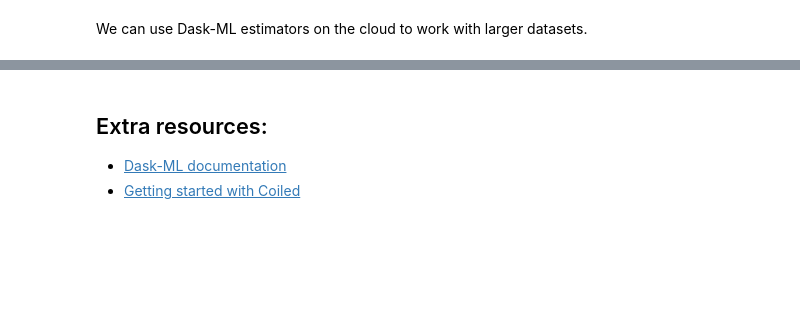
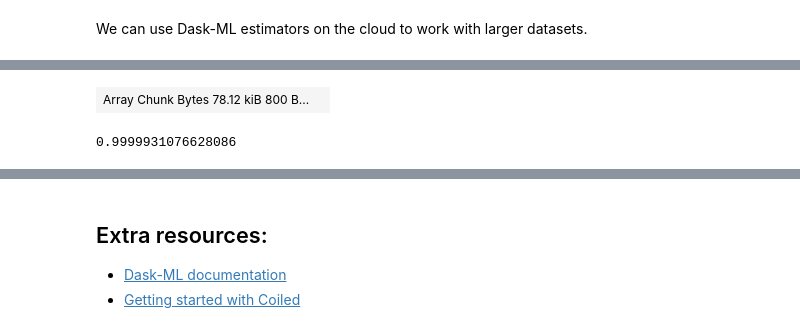
Before and after one commit to coiled/coiled-resources, a Jupyter notebook: dask-tutorial/notebooks/3_Machine_learning.ipynb, the cells around one changed output, grey strips where cells are left out. Drawn from its saved outputs; the diff is of its cells as text; code cells hidden in the pictures; blank space fills up the shorter version.

```diff
--- a/dask-tutorial/notebooks/4_Machine_learning.ipynb
+++ b/dask-tutorial/notebooks/3_Machine_learning.ipynb
@@ -408,0 +341,2 @@ array([0, 4, 0, 5, 5, 5, 6, 4, 4, 7], dtype=int32)
+# %%
+X, y = make_regression(n_samples=10_000, chunks=100)
@@ -408,0 +347,5 @@ array([0, 4, 0, 5, 5, 5, 6, 4, 4, 7], dtype=int32)
+# %%
+lr = LinearRegression()
+# %%
+%%time
+lr.fit(X, y)
@@ -409,2 +356,10 @@ array([0, 4, 0, 5, 5, 5, 6, 4, 4, 7], dtype=int32)
+# %%
+lr.predict(X)
+# %% [output]
+| Array Chunk Bytes 78.12 kiB 800 B... |  |
+# %%
+lr.score(X, y)
+# %% [output]
+0.9999931076628086
 # %%
 client.close()
```
Also changed, not shown: parts of 37 cells of this notebook, 3 other files.
